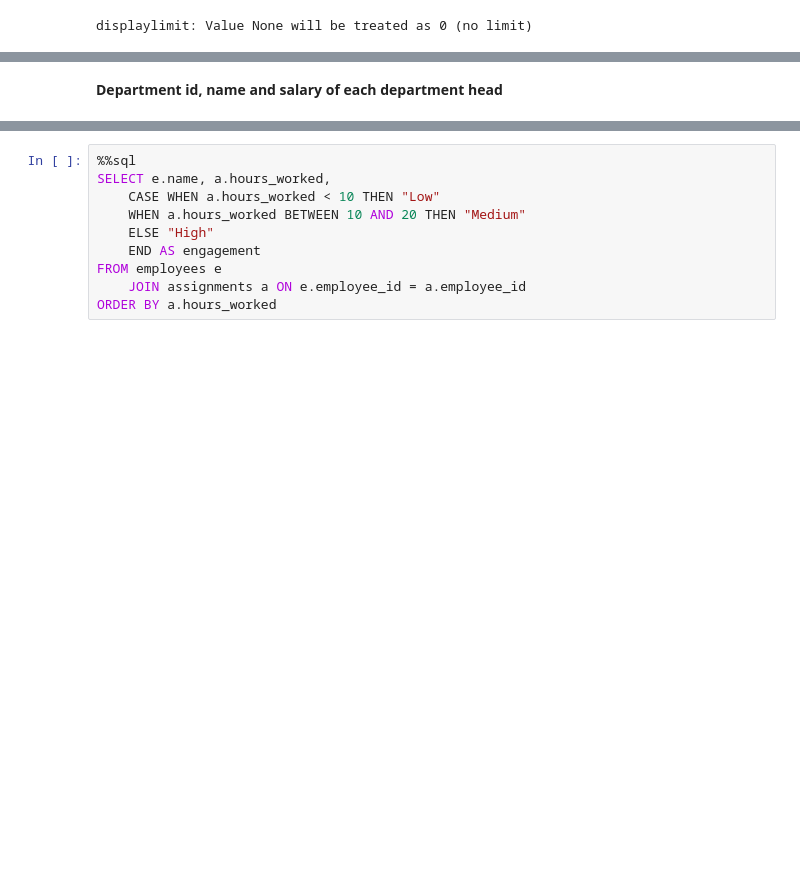
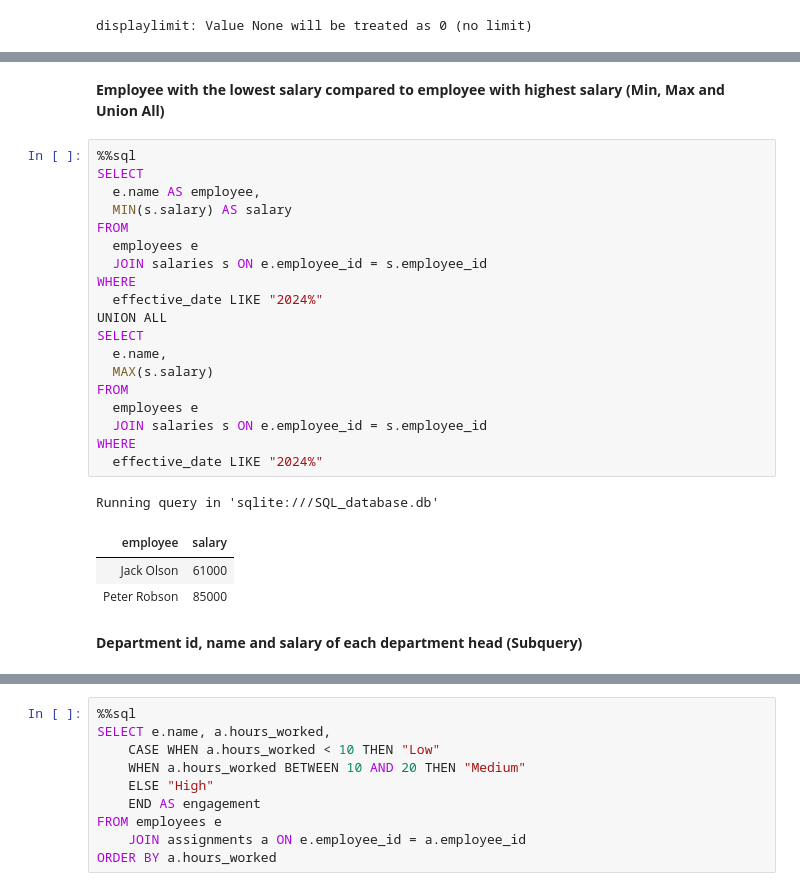
Before and after one commit to LucasHoffSchmidt/SQL_Mastery, a Jupyter notebook: SQL_Mastery.ipynb, the cells around one changed output, grey strips where cells are left out. Cells and saved outputs as stored; diff of their text form; blank space fills up the shorter version.

```diff
--- a/SQL_Mastery.ipynb
+++ b/SQL_Mastery.ipynb
@@ -243,7 +362,33 @@ Running query in 'sqlite:///SQL_database.db'
 | Peter Robson | Dudley Gruber |
 | Peter Robson | Julie Andrews |
 | Peter Robson | Henry Robson |
+# %% [markdown]
+**Employee with the lowest salary compared to employee with highest salary (Min, Max and Union All)**
+# %%
+%%sql
+SELECT
+  e.name AS employee,
+  MIN(s.salary) AS salary
+FROM
+  employees e
+  JOIN salaries s ON e.employee_id = s.employee_id
+WHERE
+  effective_date LIKE "2024%"
+UNION ALL
+SELECT
+  e.name,
+  MAX(s.salary)
+FROM
+  employees e
+  JOIN salaries s ON e.employee_id = s.employee_id
+WHERE
+  effective_date LIKE "2024%"
+# %% [output]
+Running query in 'sqlite:///SQL_database.db'
+| employee | salary |
+| Jack Olson | 61000 |
+| Peter Robson | 85000 |
 # %% [markdown]
-**Department id, name and salary of each department head**
+**Department id, name and salary of each department head (Subquery)**
 # %%
 %%sql
```
Also changed, not shown: parts of 47 cells of this notebook.
